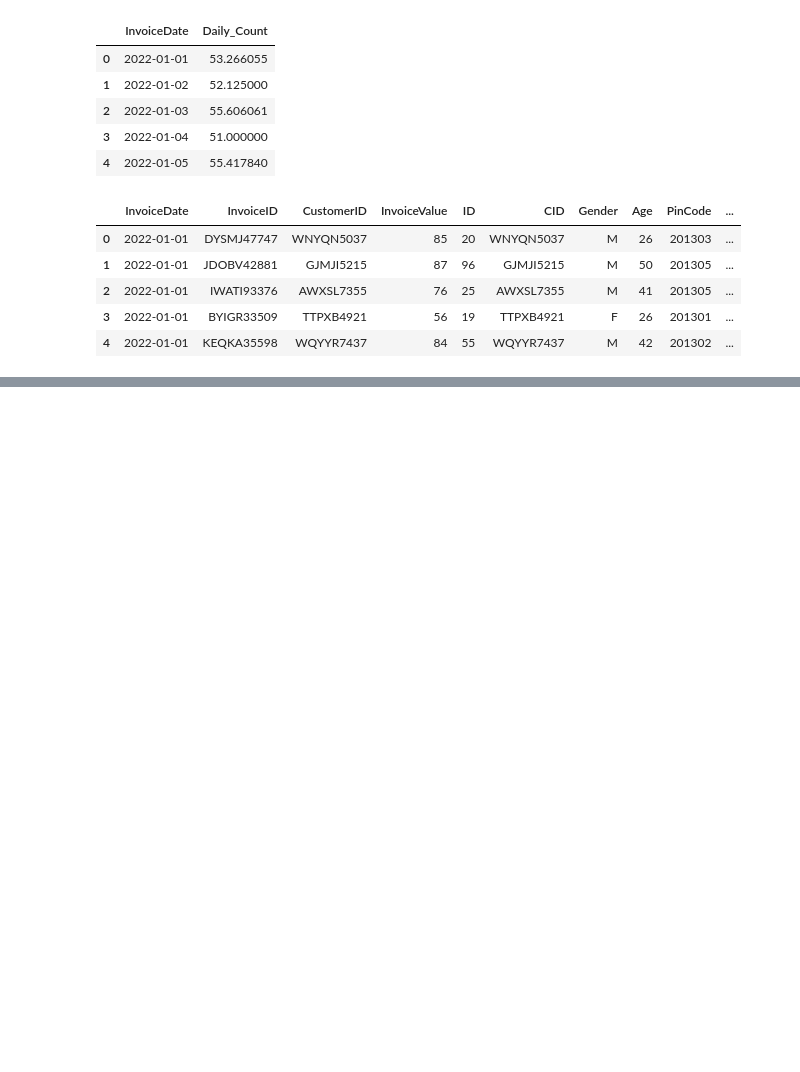
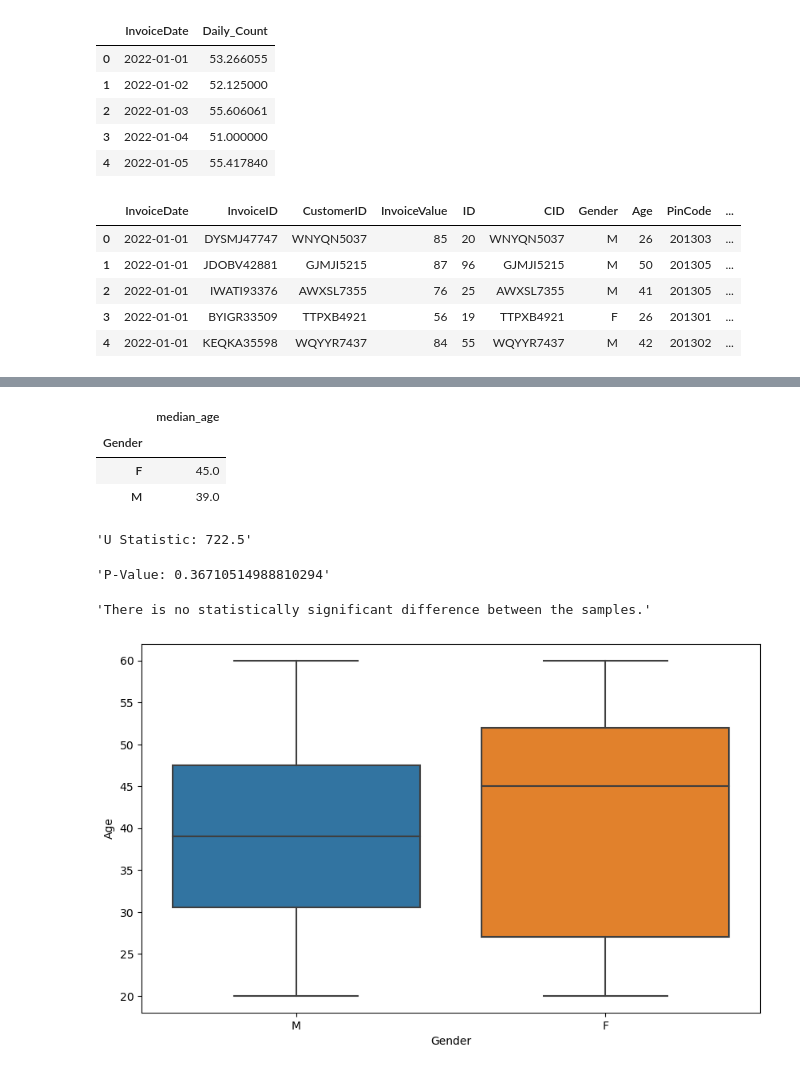
Before and after one commit to DrAanchalAwasthi/STAT742, a Jupyter notebook: ABC-Corporation-Sales/Business-Questions-Q1.ipynb, the cells around one changed output, grey strips where cells are left out. Cells and saved outputs as stored; diff of their text form; code cells hidden in the pictures; blank space fills up the shorter version.

```diff
--- a/ABC-Corporation-Sales/Business-Questions-Q1.ipynb
+++ b/ABC-Corporation-Sales/Business-Questions-Q1.ipynb
@@ -154,0 +322,32 @@ monthly_sale_by_pin
+# %%
+# do male and female have equal average age?
+
+#Descriptive Approach
+display(customer_base.groupby('Gender').aggregate(median_age = ('Age', np.median)))
+
+# Visual Approach
+import seaborn as sns
+sns.boxplot(x='Gender', y='Age', data=customer_base)
+
+# Statistical Inference Validation
+import scipy.stats as stats
+male_customer_age = customer_base[customer_base['Gender'] == 'M'].Age.to_list()
+female_customer_age = customer_base[customer_base['Gender'] == 'F'].Age.to_list()
+statistic, p_value = stats.mannwhitneyu(male_customer_age, female_customer_age, alternative='two-sided')
+
+display(f"U Statistic: {statistic}")
+display(f"P-Value: {p_value}")
+
+if p_value < 0.05:
+    display("The difference between the samples is statistically significant.")
+else:
+    display("There is no statistically significant difference between the samples.")
+# %% [output]
+|  | median_age |
+| Gender |  |
+| F | 45.0 |
+| M | 39.0 |
+'U Statistic: 722.5'
+'P-Value: 0.36710514988810294'
+'There is no statistically significant difference between the samples.'
+[figure, added]
```
Also changed, not shown: parts of 27 cells of this notebook, 1 other file.
